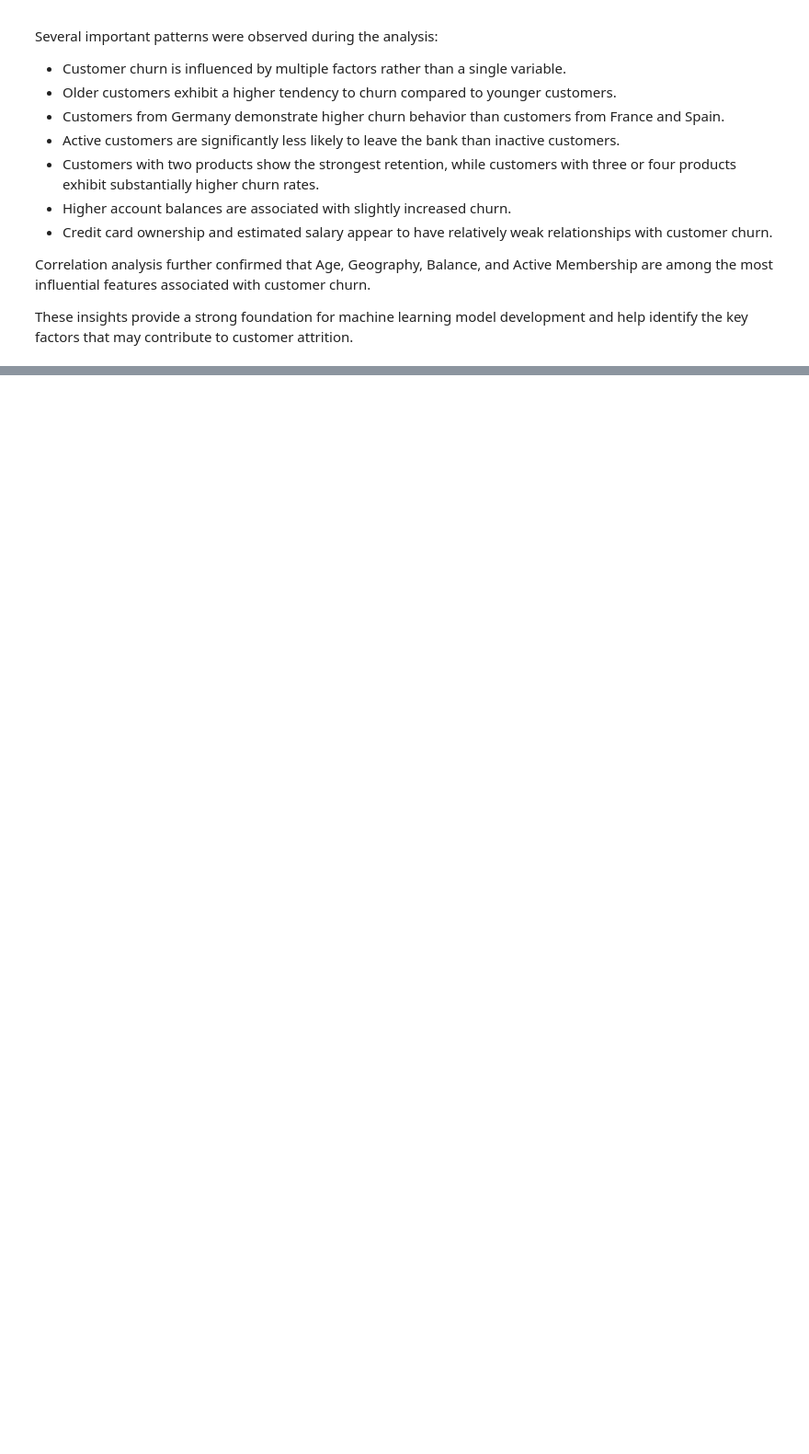
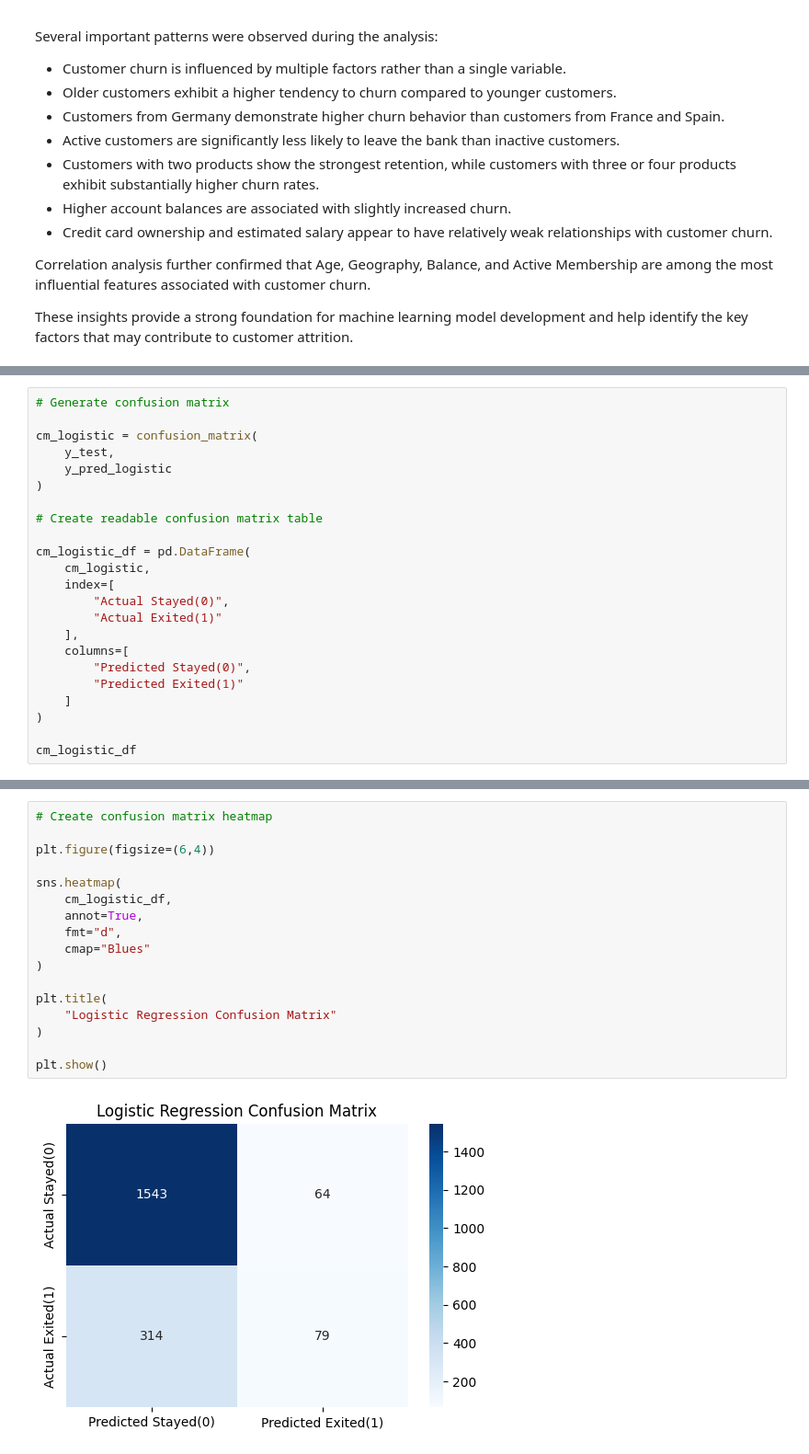
Before and after one commit to huzaifawaheed2/DevelopersHub-Corporation-Internship, a Jupyter notebook: Project-03-Customer-Churn-Prediction/notebooks/customer_churn_prediction.ipynb, the cells around one changed output, grey strips where cells are left out. Shown at 92% size. Drawn from its saved outputs; the diff is of its cells as text; blank space fills up the shorter version.

```diff
--- a/Project-03-Customer-Churn-Prediction/notebooks/customer_churn_prediction.ipynb
+++ b/Project-03-Customer-Churn-Prediction/notebooks/customer_churn_prediction.ipynb
@@ -1874,0 +2072,23 @@ These insights provide a strong foundation for machine learning model developmen
+# %%
+# Generate confusion matrix
+
+cm_logistic = confusion_matrix(
+    y_test,
+    y_pred_logistic
+)
+
+# Create readable confusion matrix table
+
+cm_logistic_df = pd.DataFrame(
+    cm_logistic,
+    index=[
+        "Actual Stayed(0)",
+        "Actual Exited(1)"
+    ],
+    columns=[
+        "Predicted Stayed(0)",
+        "Predicted Exited(1)"
+    ]
+)
+
+cm_logistic_df
@@ -1874,0 +2119,19 @@ These insights provide a strong foundation for machine learning model developmen
+# %%
+# Create confusion matrix heatmap
+
+plt.figure(figsize=(6,4))
+
+sns.heatmap(
+    cm_logistic_df,
+    annot=True,
+    fmt="d",
+    cmap="Blues"
+)
+
+plt.title(
+    "Logistic Regression Confusion Matrix"
+)
+
+plt.show()
+# %% [output]
+[figure, added]
```
Also changed, not shown: parts of 52 cells of this notebook.
